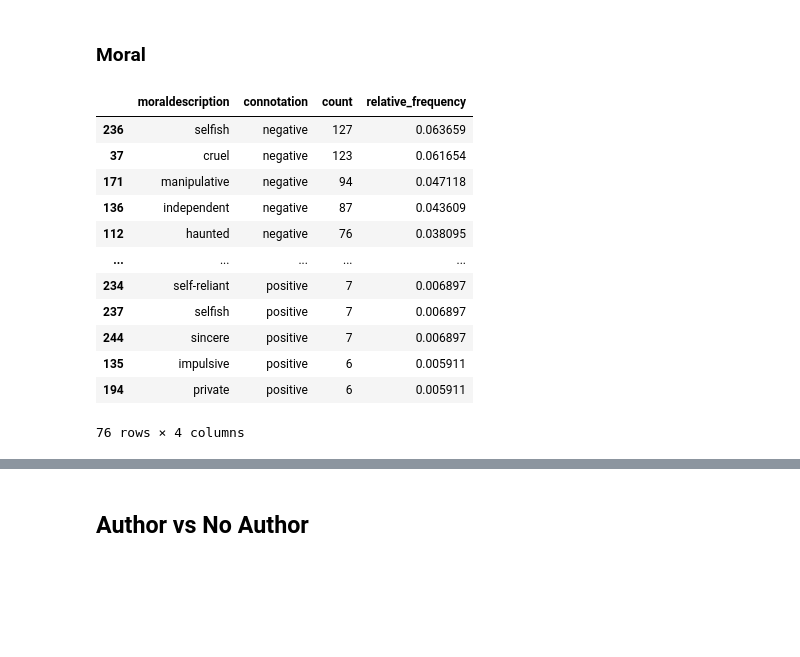
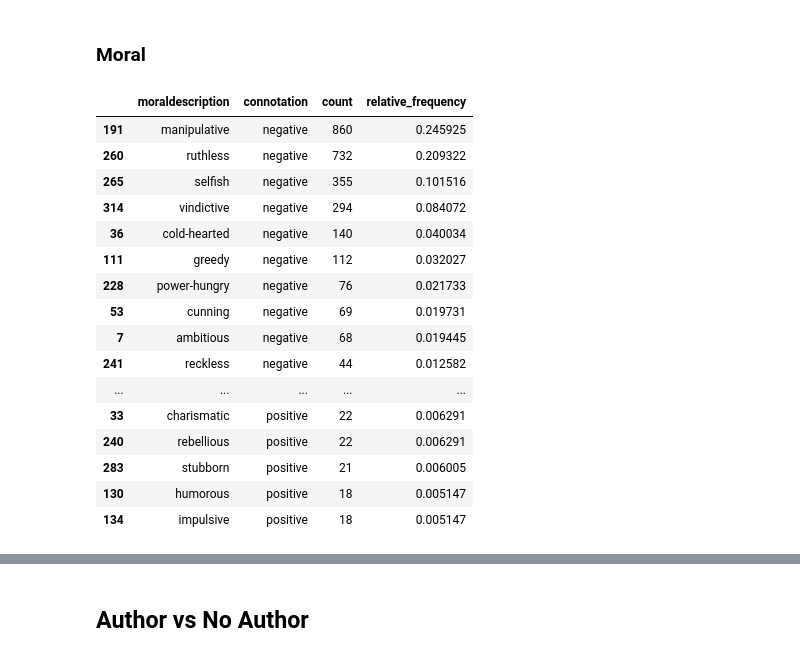
Before and after one commit to edverga/MasterThesis, a Jupyter notebook: thesis_draft.ipynb, the cells around one changed output, grey strips where cells are left out. Cells and saved outputs as stored; diff of their text form; code cells hidden in the pictures; blank space fills up the shorter version.

```diff
--- a/thesis_draft.ipynb
+++ b/thesis_draft.ipynb
@@ -247,6 +384,7 @@ result
 from functions import process_phy_data
 file_path = os.path.join(os.getcwd(), "csv", "processed_physicaldescription_data.csv")
 df = process_phy_data(file_path)
+pd.set_option('display.max_rows', None)
 df
 # %% [output]
 |  | physicaldescription | connotation | count | relative_frequency |
@@ -547,20 +973,24 @@ result
 # %% [markdown]
 ### Moral
 # %%
-file_path = os.path.join(os.getcwd(), "csv", "processed_moraldescription_data_hemingway.csv")
+file_path = os.path.join(os.getcwd(), "csv", "processed_moraldescription_data_gabriel gar.csv")
 df = process_mor_data(file_path)
 df
 # %% [output]
 |  | moraldescription | connotation | count | relative_frequency |
-| 236 | selfish | negative | 127 | 0.063659 |
-| 37 | cruel | negative | 123 | 0.061654 |
-| 171 | manipulative | negative | 94 | 0.047118 |
-| 136 | independent | negative | 87 | 0.043609 |
-| 112 | haunted | negative | 76 | 0.038095 |
+| 191 | manipulative | negative | 860 | 0.245925 |
+| 260 | ruthless | negative | 732 | 0.209322 |
+| 265 | selfish | negative | 355 | 0.101516 |
+| 314 | vindictive | negative | 294 | 0.084072 |
+| 36 | cold-hearted | negative | 140 | 0.040034 |
+| 111 | greedy | negative | 112 | 0.032027 |
+| 228 | power-hungry | negative | 76 | 0.021733 |
+| 53 | cunning | negative | 69 | 0.019731 |
+| 7 | ambitious | negative | 68 | 0.019445 |
+| 241 | reckless | negative | 44 | 0.012582 |
 | ... | ... | ... | ... | ... |
-| 234 | self-reliant | positive | 7 | 0.006897 |
-| 237 | selfish | positive | 7 | 0.006897 |
-| 244 | sincere | positive | 7 | 0.006897 |
-| 135 | impulsive | positive | 6 | 0.005911 |
-| 194 | private | positive | 6 | 0.005911 |
+| 33 | charismatic | positive | 22 | 0.006291 |
+| 240 | rebellious | positive | 22 | 0.006291 |
+| 283 | stubborn | positive | 21 | 0.006005 |
+| 130 | humorous | positive | 18 | 0.005147 |
+| 134 | impulsive | positive | 18 | 0.005147 |
-76 rows × 4 columns
```
Also changed, not shown: parts of 170 cells of this notebook, 3 other files.
